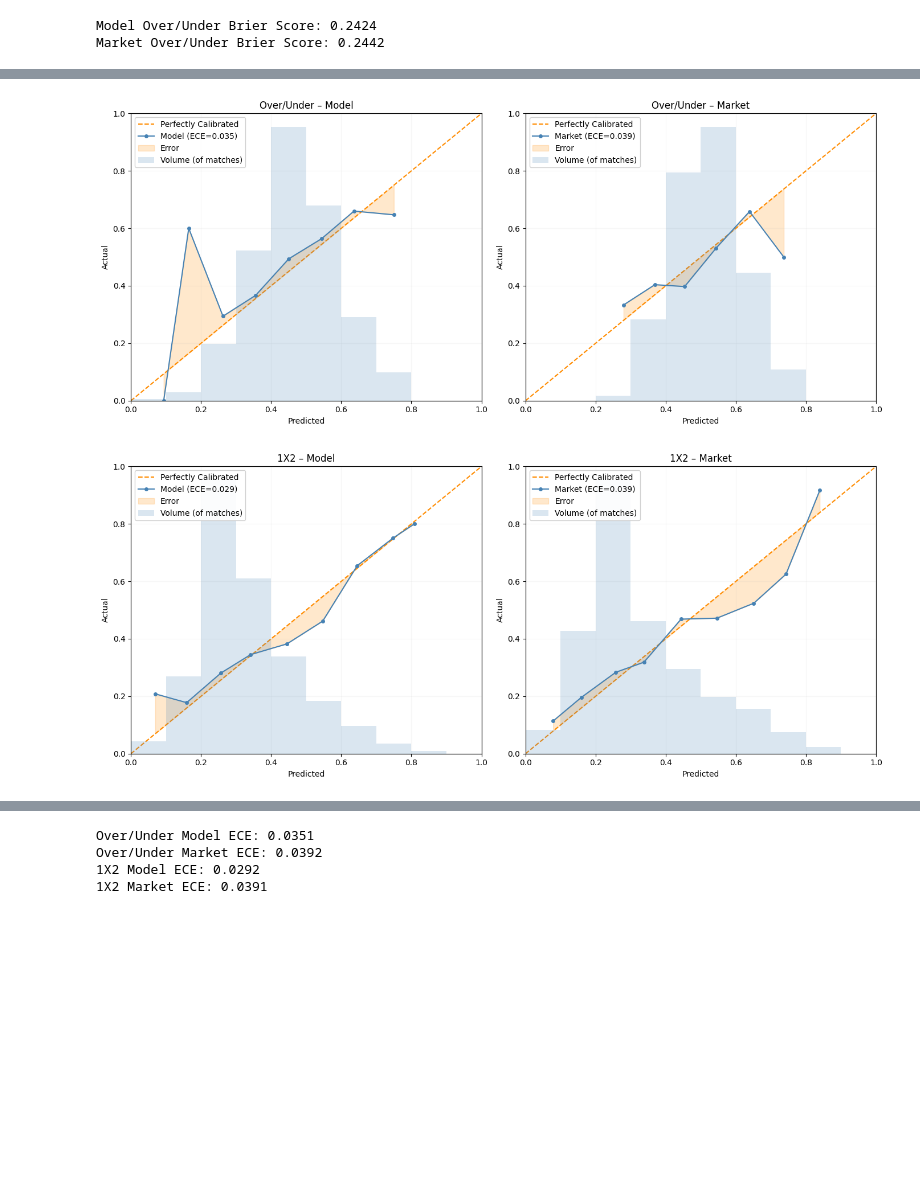
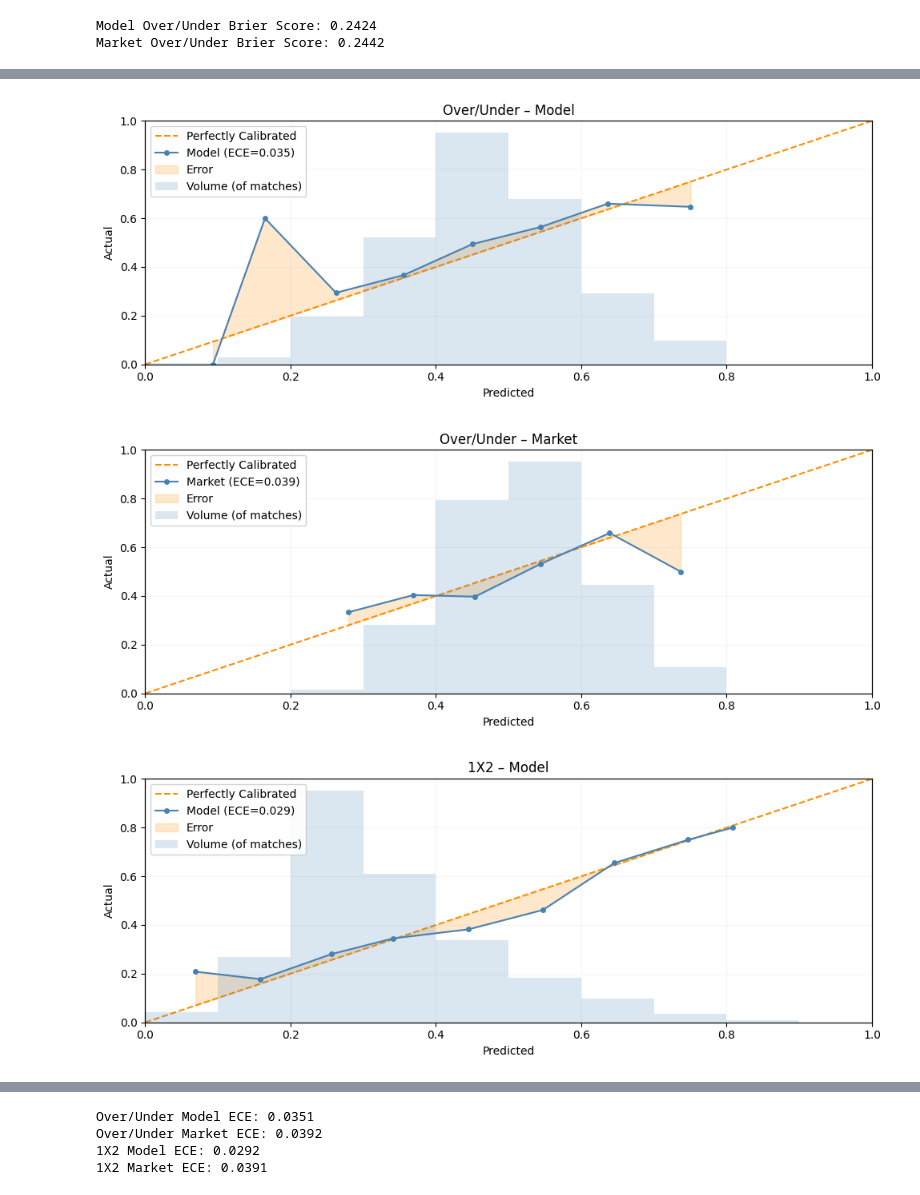
Before and after one commit to venomio5/soccer-prediction-analysis, a Jupyter notebook: src/probability_analysis.ipynb, the cells around one changed output, grey strips where cells are left out. Drawn from its saved outputs; the diff is of its cells as text; code cells hidden in the pictures; blank space fills up the shorter version.

```diff
--- a/src/probability_analysis.ipynb
+++ b/src/probability_analysis.ipynb
@@ -222,7 +222,7 @@ model_value = 0.2424
 market_value = 0.2442
 baseline_value = 0.25
 
-fig, ax = plt.subplots(figsize=(8, 2))
+fig, ax = plt.subplots(figsize=(10, 2))
 ax.set_xlim(0.16, 0.3)
 plt.xlabel("Brier Score")
 
@@ -325,38 +325,53 @@ def plot_calibration(conf, acc, ece, bin_counts, title, model_label="Model", ax=
 # Compute calibration
 conf_model_ou, acc_model_ou, ece_model_ou, counts_model_ou = compute_calibration(df['actual_over_25'], model_over_prob)
 conf_market_ou, acc_market_ou, ece_market_ou, counts_market_ou = compute_calibration(df['actual_over_25'], market_over_prob)
 
 # Plot
-fig, axes = plt.subplots(1, 2, figsize=(14,6))
+fig, ax = plt.subplots(figsize=(10,4))
 plot_calibration(conf_model_ou, acc_model_ou, ece_model_ou, counts_model_ou,
-                 title="Over/Under – Model", model_label="Model", ax=axes[0])
+                 title="Over/Under – Model", model_label="Model", ax=ax)
+plt.tight_layout()
+plt.show()
 
+fig, ax = plt.subplots(figsize=(10,4))
 plot_calibration(conf_market_ou, acc_market_ou, ece_market_ou, counts_market_ou,
-                 title="Over/Under – Market", model_label="Market", ax=axes[1])
+                 title="Over/Under – Market", model_label="Market", ax=ax)
 plt.tight_layout()
 plt.show()
 
 # ------------------------------
 # 2. 1X2 (Multi-class) Calibration
 # ------------------------------
+# Model
+model_indicators = np.eye(3)[df['actual_outcome']].ravel()  # one‑hot then flatten
+model_probs_flat = probs_1x2_norm.ravel()
+
+# Market
+market_indicators = np.eye(3)[df['actual_outcome']].ravel()
+market_probs_flat = market_probs_1x2_norm.ravel()
+
 conf_model_mc, acc_model_mc, ece_model_mc, counts_model_mc = compute_calibration(model_indicators, model_probs_flat)
 conf_market_mc, acc_market_mc, ece_market_mc, counts_market_mc = compute_calibration(market_indicators, market_probs_flat)
 
 # Plot
-fig, axes = plt.subplots(1, 2, figsize=(14,6))
+fig, ax = plt.subplots(figsize=(10,4))
 plot_calibration(conf_model_mc, acc_model_mc, ece_model_mc, counts_model_mc,
-                 title="1X2 – Model", model_label="Model", ax=axes[0])
+                 title="1X2 – Model", model_label="Model", ax=ax)
+plt.tight_layout()
+plt.show()
 
+fig, ax = plt.subplots(figsize=(10,4))
 plot_calibration(conf_market_mc, acc_market_mc, ece_market_mc, counts_market_mc,
-                 title="1X2 – Market", model_label="Market", ax=axes[1])
+                 title="1X2 – Market", model_label="Market", ax=ax)
 plt.tight_layout()
 plt.show()
 
 # Print ECE values
 print(f"Over/Under Model ECE: {ece_model_ou:.4f}")
 print(f"Over/Under Market ECE: {ece_market_ou:.4f}")
 print(f"1X2 Model ECE: {ece_model_mc:.4f}")
 print(f"1X2 Market ECE: {ece_market_mc:.4f}")
 # %% [output]
-[figure, old version]
+[figure, new version]
-[figure, old version]
+[figure, new version]
+[figure, added]
```
Also changed, not shown: parts of 5 cells of this notebook, 19 other files.
